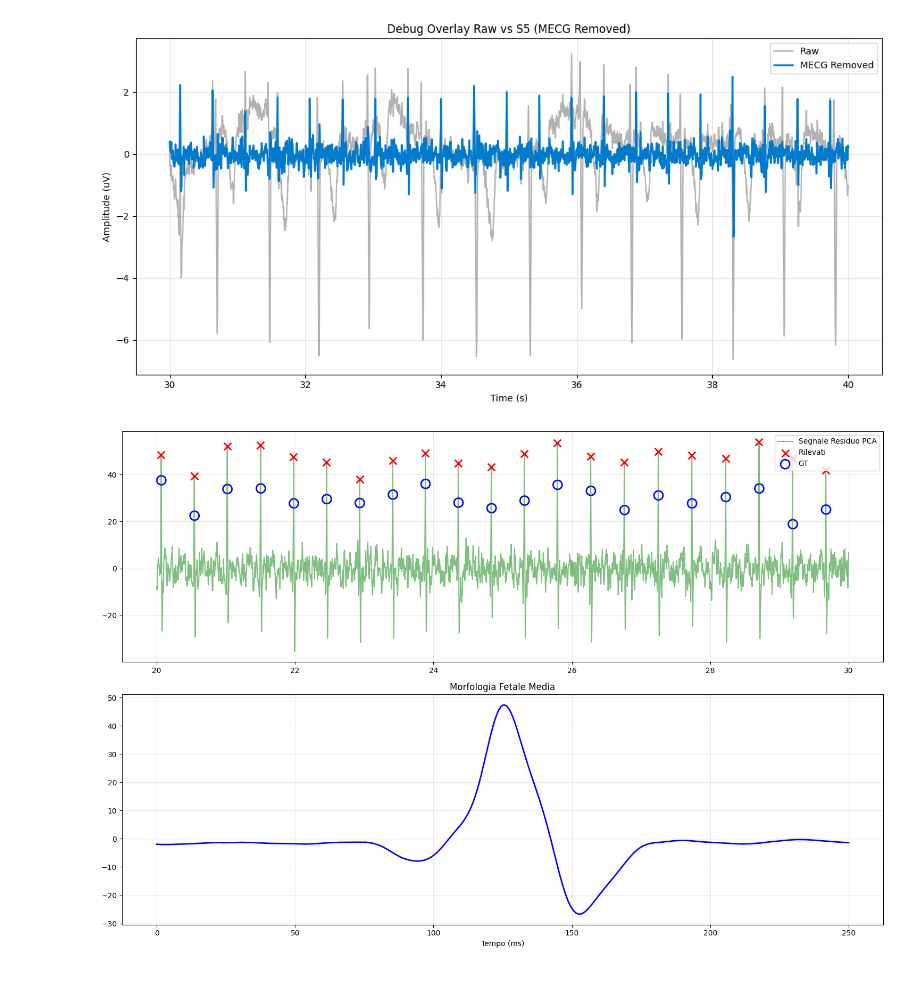
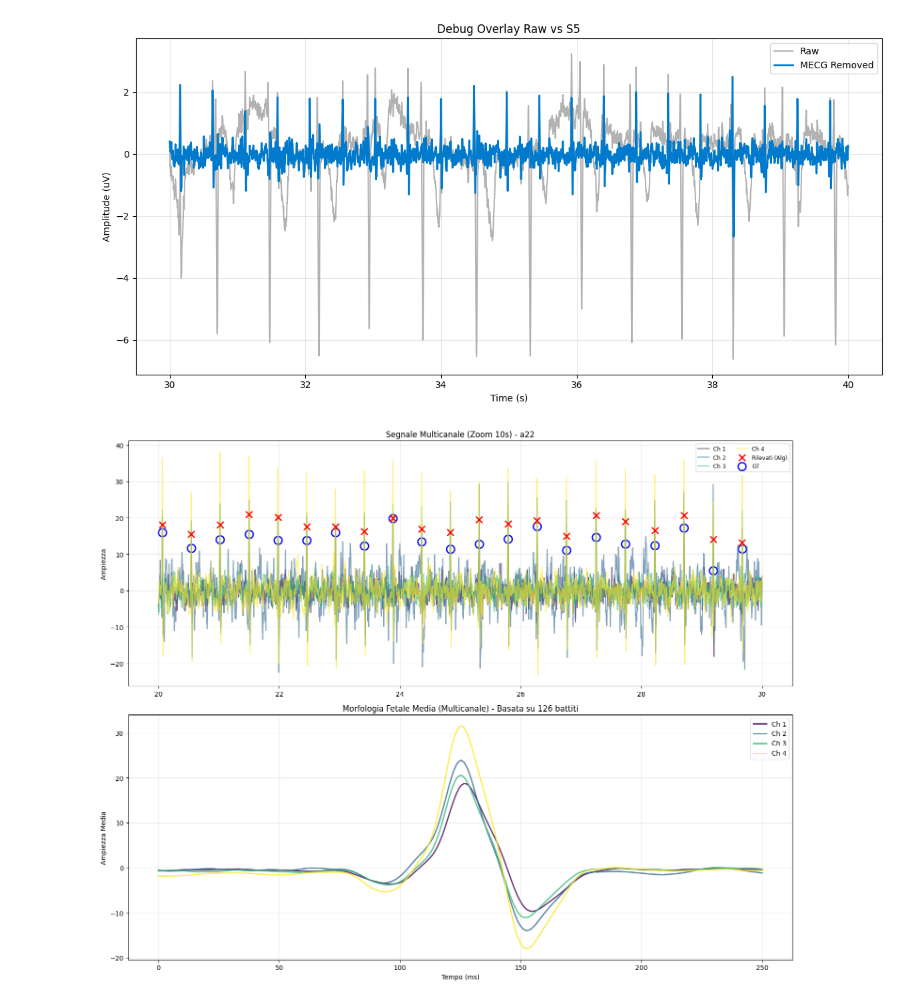
Before and after one commit to pizoz/BSP-Project, a Jupyter notebook: pipeline.ipynb, the cells around one changed output. Cells and saved outputs as stored; diff of their text form; code cells hidden in the pictures.

```diff
--- a/pipeline.ipynb
+++ b/pipeline.ipynb
@@ -26,45 +26,62 @@ for rec_name in record_list:
     # try:
     raw, fields = load_and_interpolate(full_path)
     fs_native = fields['fs']
     n_samples = raw.shape[0]
 
     # 1. Preprocessing
+    # S4 = Cleaned (con madre), S5 = MECG Cancelled (solo feto) - Ipotesi basata sull'uso in SNR
     S5, S4, up_factor = preprocess_signal(raw, fs_native, TARGET_FS)
 
-    # 2. Estrazione
-    best_signal, f_peaks = extract_and_analyze(S5, fetal_extractor, TARGET_FS)
+    best_signal, S6, f_peaks = extract_and_analyze_multichannel(S5, fetal_extractor, TARGET_FS)
+
     gt_peaks, _ = load_ground_truth(full_path, n_samples, up_factor)
+
     if rec_name == "a22":
-        debug_plot_overlay(raw, fs_native, S5, TARGET_FS, title="Debug Overlay Raw vs S5 (MECG Removed)", start_s=30, duration_s=10, channel_idx=0)
-        plot_results(rec_name, best_signal, f_peaks, gt_peaks, fetal_extractor, TARGET_FS)
+        debug_plot_overlay(raw, fs_native, S5, TARGET_FS, title="Debug Overlay Raw vs S5", start_s=30, duration_s=10, channel_idx=0)
+        plot_results(rec_name, S5, f_peaks, gt_peaks, fetal_extractor, TARGET_FS)
 
-    # 3. Calcolo S6 e Metriche di Qualità
-    S6 = construct_s6_signal(S5, f_peaks, TARGET_FS)
-    snr, sir = calculate_snr_sir(S4, S5, S6)
+        # --- NUOVA CHIAMATA PLOT PIPELINE ---
+        from scipy.signal import resample
+
+        # 1. Per il plot S1, portiamo 'raw' alla stessa lunghezza degli altri segnali
+        # (solo per visualizzazione, non tocca i dati originali)
+        if len(raw) != len(S5):
+            raw_for_plot = resample(raw, len(S5))
+        else:
+            raw_for_plot = raw
+
+        # 2. Chiamata alla funzione 4x4
+        plot_pipeline_stages(
+            s1_raw=raw_for_plot,
+            s3_cleaned=S4,
+            s5_cancelled=S5,
+            s6_avg_beat=S6,
+            fs=TARGET_FS,
+            start_sec=20,
+            duration_sec=4
+        )
+
+    noise = subtract_average_beat(S5, f_peaks, S6)
+
+    snr, sir = calculate_snr_sir(S4, S5, S6, noise)
 
     seg_len_up = n_samples * up_factor
     rel, bpm, success = calculate_paper_metrics(f_peaks, TARGET_FS, seg_len_up)
     performance = evaluate_performance(gt_peaks, f_peaks, TARGET_FS, tol_ms=50)
 
     with open(OUTPUT_CSV, mode='a', newline='') as f:
         writer = csv.writer(f)
         writer.writerow([
             rec_name,
             f"{bpm:.2f}",
             f"{rel:.4f}",
             f"{snr:.2f}",
             f"{sir:.2f}",
             f"{performance['Accuracy']:.2f}",
             f"{performance['Se']:.2f}",
             f"{performance['PPV']:.2f}",
             f"{performance['F1']:.2f}"
         ])
-
-    # except Exception as e:
-    #     print(f"Error processing {rec_name}: {e}")
-    #     with open(OUTPUT_CSV, mode='a', newline='') as f:
-    #         writer = csv.writer(f)
-    #         writer.writerow([rec_name, "ERROR", "0", "-99", "-99"])
 # %% [output]
-[figure, old version]
+[figure, new version]
-[figure, old version]
+[figure, new version]
```
Also changed, not shown: parts of 7 cells of this notebook, 4 other files.
